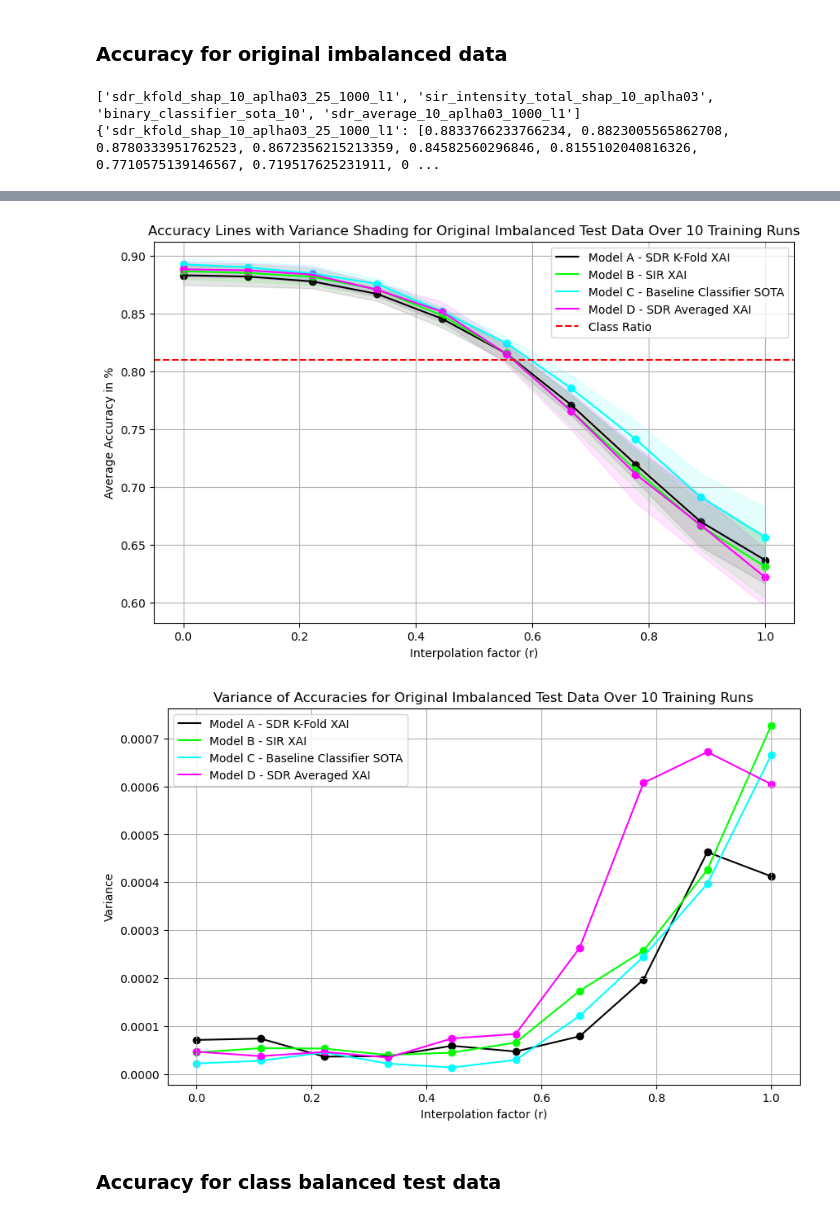
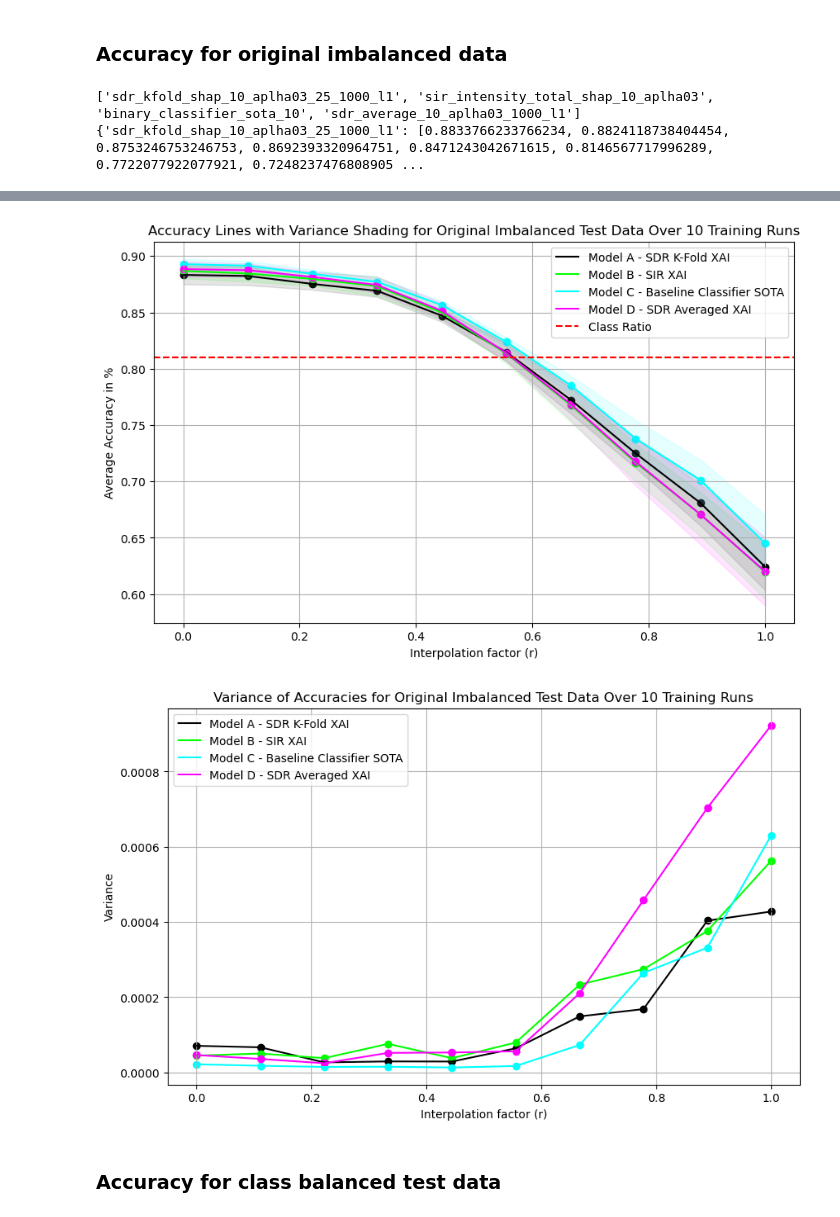
Before and after one commit to myanacondadonttt/RoofNetXAI, a Jupyter notebook: Notebooks/Main Evaluation.ipynb, the cells around one changed output, grey strips where cells are left out. Drawn from its saved outputs; the diff is of its cells as text; code cells hidden in the pictures.

```diff
--- a/Notebooks/Main Evaluation.ipynb
+++ b/Notebooks/Main Evaluation.ipynb
@@ -430,12 +430,7 @@ import matplotlib.pyplot as plt
 
 
 def interpolate_with_given_noise(data, r):
-    # calculate the mean and standard deviation for each feature in the test
-    data_means = data.mean(axis=0)
-    data_stds = data.std(axis=0)
 
-    # generate Gaussian noise with the mean and standard deviation of the test data
-    noise = np.random.normal(data_means, data_stds, size=data.shape)
 
     # Interpolate the original data with the generated noise
     interpolated_data = (1 - r) * data + r * noise
@@ -464,8 +459,12 @@ variances = {}
 r_values = np.linspace(0, 1, 10)
 
 for r in r_values:
-    # generate noise once for this r-value, so every model gets the same noise
-    noise = np.random.randn(*test_hold.shape)
+     # calculate the mean and standard deviation for each feature in the test
+    data_means = test_hold.mean(axis=0)
+    data_stds = test_hold.std(axis=0)
+
+    # generate Gaussian noise with the mean and standard deviation of the test data
+    noise = np.random.normal(data_means, data_stds, size=test_hold.shape)
 
     for folder in model_folders:
         folder_path = os.path.join(base_dir, folder)
@@ -579,4 +578,4 @@ df_variances.to_csv(os.path.join(base_dir, 'variances_imbalanced.csv'),
                      index=False)
 # %% [output]
 ['sdr_kfold_shap_10_aplha03_25_1000_l1', 'sir_intensity_total_shap_10_aplha03', 'binary_classifier_sota_10', 'sdr_average_10_aplha03_1000_l1']
-{'sdr_kfold_shap_10_aplha03_25_1000_l1': [0.8833766233766234, 0.8823005565862708, 0.8780333951762523, 0.8672356215213359, 0.84582560296846, 0.8155102040816326, 0.7710575139146567, 0.719517625231911, 0 ...
+{'sdr_kfold_shap_10_aplha03_25_1000_l1': [0.8833766233766234, 0.8824118738404454, 0.8753246753246753, 0.8692393320964751, 0.8471243042671615, 0.8146567717996289, 0.7722077922077921, 0.7248237476808905 ...
@@ -584,5 +583,5 @@ df_variances.to_csv(os.path.join(base_dir, 'variances_imbalanced.csv'),
-[figure, old version]
+[figure, new version]
-[figure, old version]
+[figure, new version]
 # %% [markdown]
 ### Accuracy for class balanced test data
 # %%
```
Also changed, not shown: parts of 21 cells of this notebook.
